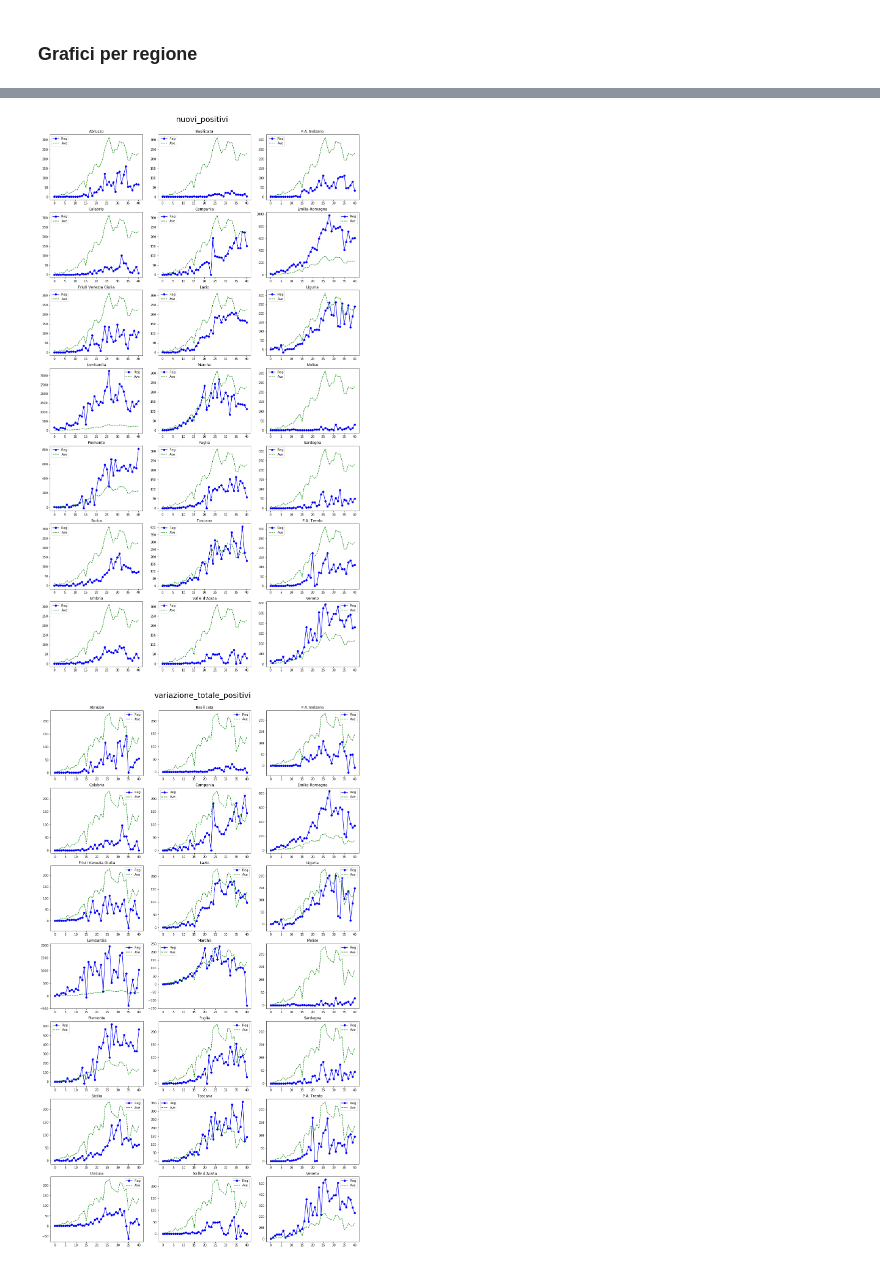
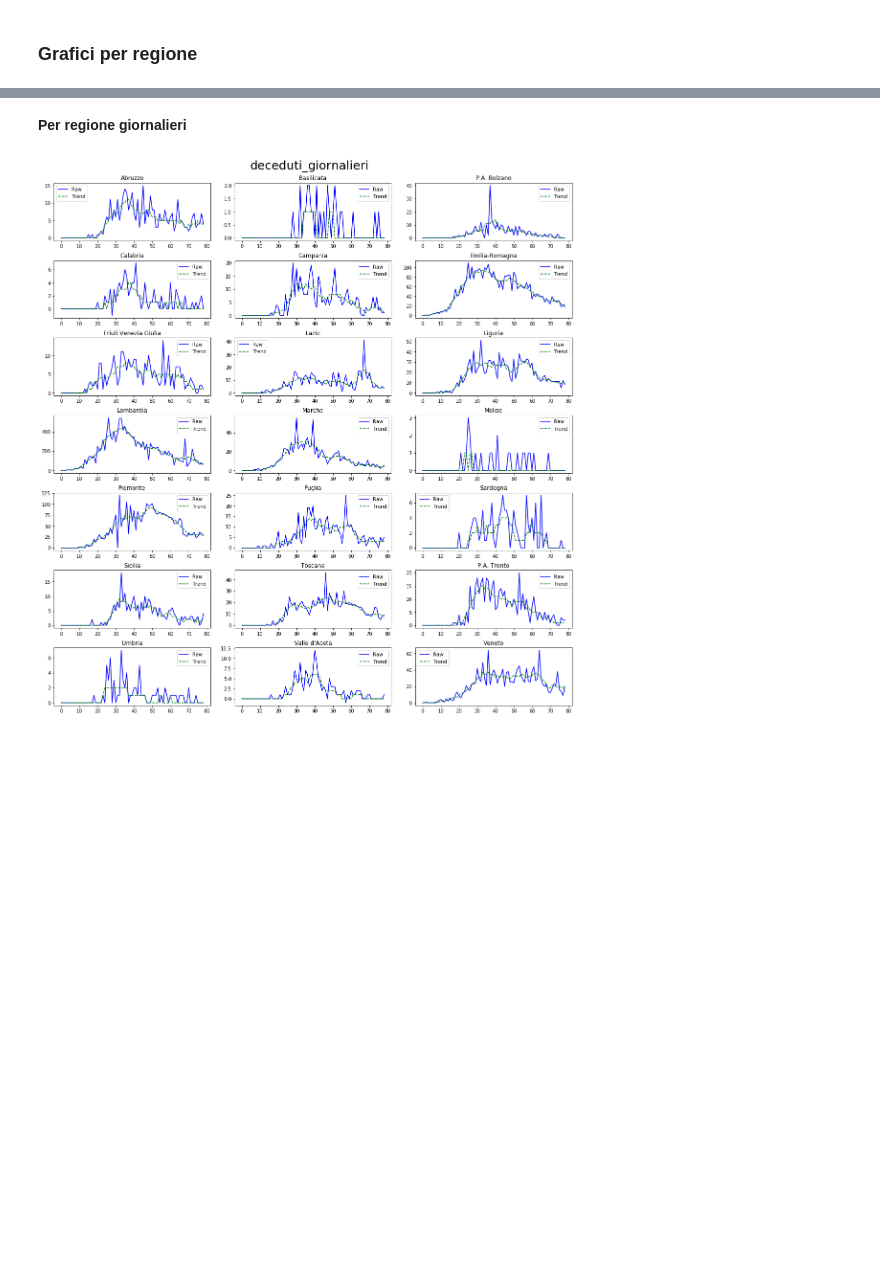
Before and after one commit to taracchi/covid, a Jupyter notebook: analisi_infetti.ipynb, the cells around one changed output, grey strips where cells are left out. Drawn from its saved outputs; the diff is of its cells as text; code cells hidden in the pictures; blank space fills up the shorter version.

```diff
--- a/analisi_infetti.ipynb
+++ b/analisi_infetti.ipynb
@@ -20,2 +103,22 @@ for r in range(grid_shape[0]):
 # %% [markdown]
 ### Grafici per regione
+# %%
+indicatori_selected=['nuovi_positivi',
+                    'guariti_giornalieri',
+                    'totale_positivi']
+
+for indicatore in indicatori_selected:
+
+    fig,ax=plt.subplots(grid_shape[0],grid_shape[1],sharey=False,figsize=figsize_multi)
+    fig.suptitle(indicatore, y=1.02,fontsize=25)
+    fig.tight_layout(pad=2.0)
+
+    for i,regione in enumerate(regioni):
+        ax[grid_seq[i]].plot(day_counter,trend[indicatore][regione],
+                             'b-',linewidth=0.5,label='Reg')
+        ax[grid_seq[i]].plot(day_counter,moving_function_rev1(trend[indicatore][regione],np.mean,3,3),
+                             'b--',linewidth=2,label='Trend')
+        ax[grid_seq[i]].set_title(regione)
+        #ax[grid_seq[i]].legend()
+        ax[grid_seq[i]].grid()
+    fig.savefig('PIC_%s.JPG'%indicatore)
@@ -22,20 +166,18 @@ for r in range(grid_shape[0]):
+# %% [markdown]
+**Per regione giornalieri**
 # %%
-indicatori_selected=['nuovi_positivi',
-                    'variazione_totale_positivi',
-                    'deceduti']
+fig,ax=plt.subplots(grid_shape[0],grid_shape[1],sharey=False,figsize=figsize_multi)
+fig.suptitle('deceduti_giornalieri', y=1.02,fontsize=25)
+fig.tight_layout(pad=2.0)
 
-for indicatore in indicatori_selected:
-
-    fig,ax=plt.subplots(grid_shape[0],grid_shape[1],sharey=False,figsize=(15,25))
-    fig.suptitle(indicatore, y=1.02,fontsize=25)
-    fig.tight_layout(pad=2.0)
-
-    for i,regione in enumerate(regioni):
-        ax[grid_cell[i][0],grid_cell[i][1]].plot(day_counter,trend[indicatore][regione],'bo-',label='Reg')
-        ax[grid_cell[i][0],grid_cell[i][1]].set_title(regione)
-        # plotto anche media italiana
-        ax[grid_cell[i][0],grid_cell[i][1]].plot(day_counter,trend[indicatore]['Italia']/21,'g--',label='Ave')
-        ax[grid_cell[i][0],grid_cell[i][1]].legend()
+for i,regione in enumerate(regioni):
+    ax[grid_seq[i]].plot(day_counter,trend['deceduti_giornalieri'][regione],'b-',label='Raw')
+    ax[grid_seq[i]].set_title(regione)
+    # plotto anche media
+    ax[grid_seq[i]].plot(day_counter,
+                         moving_function_rev1(trend['deceduti_giornalieri'][regione],np.mean,3,3),
+                         'g--',
+                         label='Trend')
+    ax[grid_seq[i]].legend()
 # %% [output]
-[figure, old version]
+[figure, new version]
-[figure, removed]
```
Also changed, not shown: parts of 26 cells of this notebook, 11 other files.
